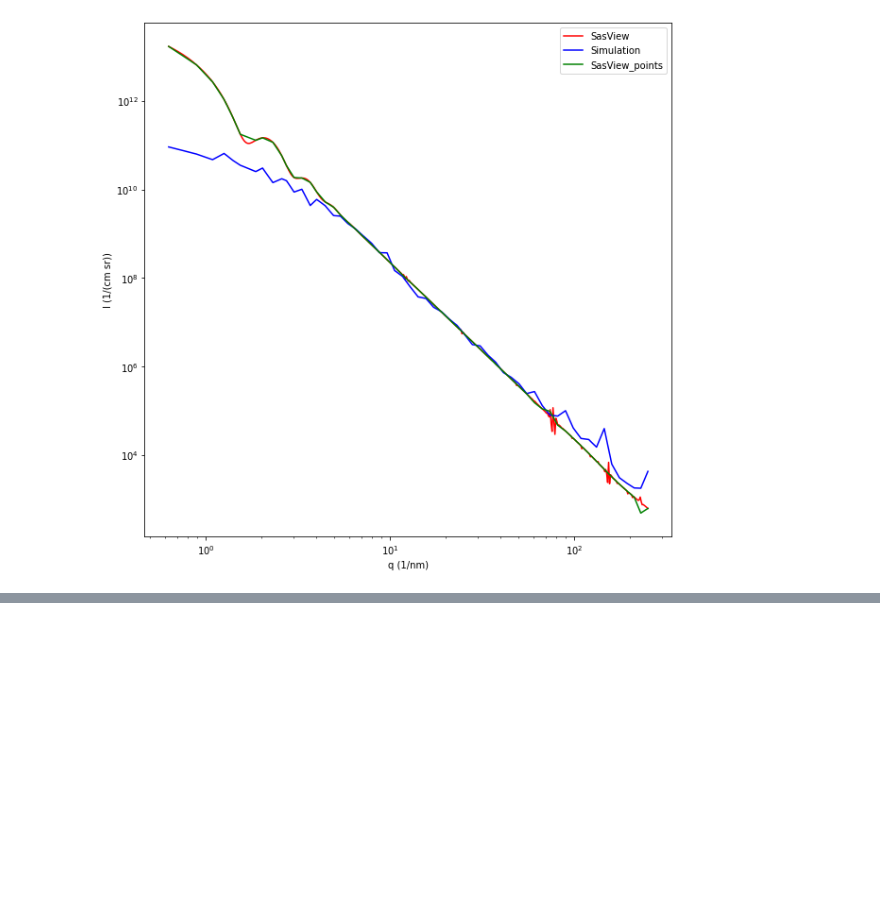
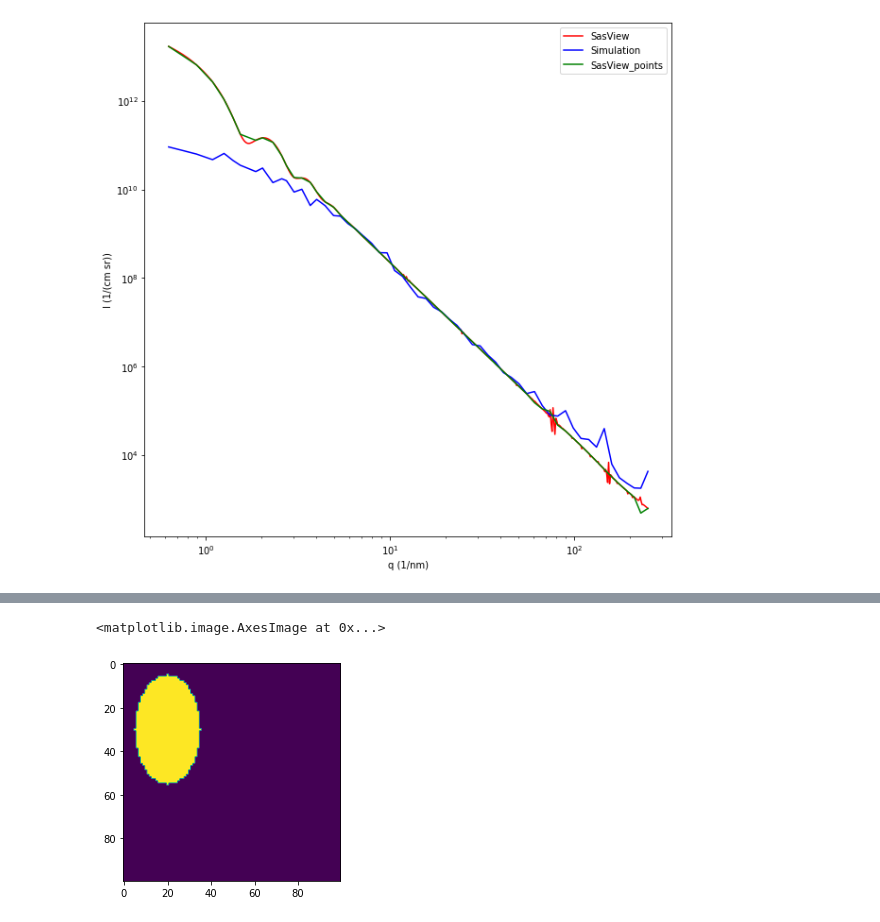
Before and after one commit to sofyalaski/SAXS-simulations, a Jupyter notebook: creating_forms.ipynb, the cells around one changed output, grey strips where cells are left out. Saved outputs shown, nothing was run; the diff lists cells and outputs as text; code cells hidden in the pictures; blank space fills up the shorter version.

```diff
--- a/creating_forms.ipynb
+++ b/creating_forms.ipynb
@@ -208,0 +223,8 @@ plt.legend()
+# %%
+
+u=20     #x-position of the center
+v=30    #y-position of the center
+a=15     #radius on the x-axis
+b=25    #radius on the y-axis
+
+t = np.linspace(0, 2*np.pi, 100)
@@ -208,0 +246,10 @@ plt.legend()
+# %%
+x=np.arange(100)
+x2y = x[None,:]
+x2z = x[:,None]
+mask = (x2y-u)**2/a**2 + (x2z-v)**2/b**2 <=1
+# %%
+plt.imshow(mask)
+# %% [output]
+<matplotlib.image.AxesImage at 0x...>
+[figure, added]
```
Also changed, not shown: parts of 11 cells of this notebook, 1 other file.
